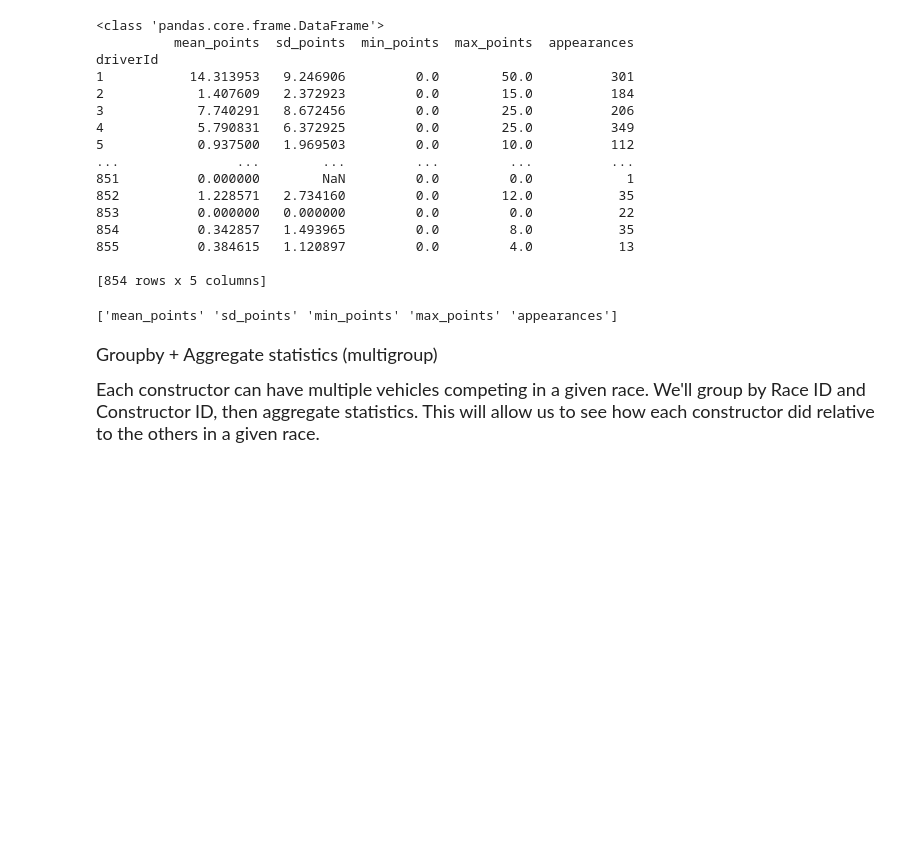
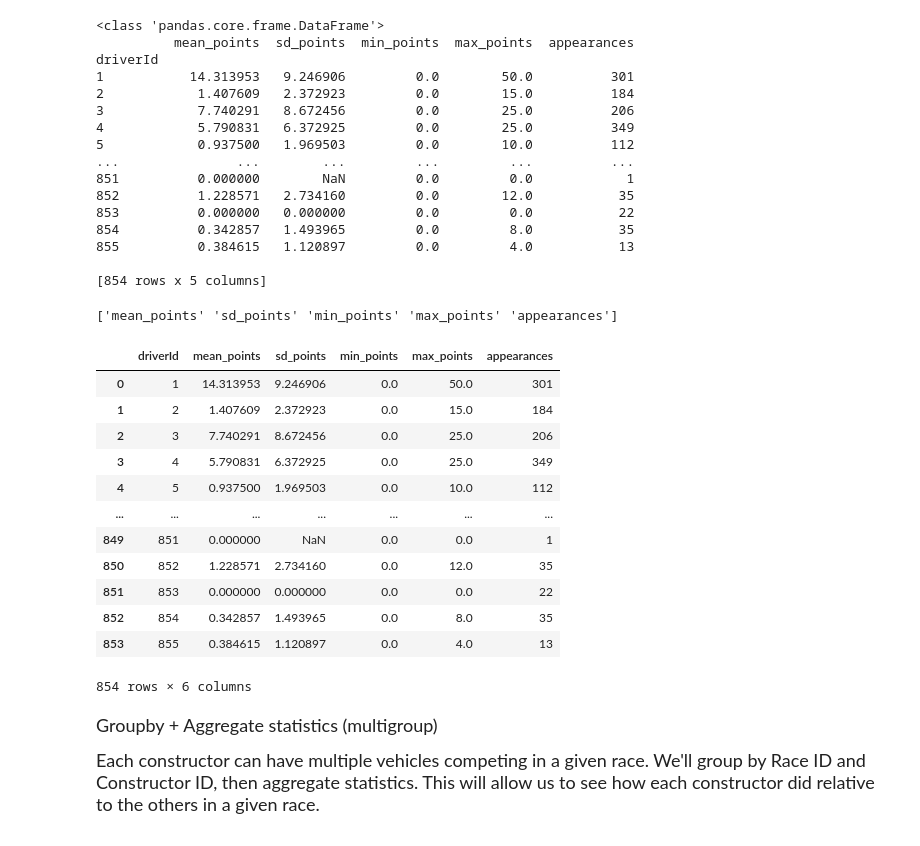
Before and after one commit to JillianKoenig/qtm151fall2025, a Jupyter notebook: Lecture_15-grouping_aggregating_merging/Lecture15 copy.ipynb, the cells around one changed output. Cells and saved outputs as stored; diff of their text form; code cells hidden in the pictures; blank space fills up the shorter version.

```diff
--- a/Lecture_15-grouping_aggregating_merging/Lecture15 copy.ipynb
+++ b/Lecture_15-grouping_aggregating_merging/Lecture15 copy.ipynb
@@ -454,6 +454,23 @@ driverId
 print(drivers_agg.columns.values)
 # %% [output]
 ['mean_points' 'sd_points' 'min_points' 'max_points' 'appearances']
+# %%
+drivers_agg_2 = drivers_agg.reset_index()
+drivers_agg_2
+# %% [output]
+|  | driverId | mean_points | sd_points | min_points | max_points | appearances |
+| 0 | 1 | 14.313953 | 9.246906 | 0.0 | 50.0 | 301 |
+| 1 | 2 | 1.407609 | 2.372923 | 0.0 | 15.0 | 184 |
+| 2 | 3 | 7.740291 | 8.672456 | 0.0 | 25.0 | 206 |
+| 3 | 4 | 5.790831 | 6.372925 | 0.0 | 25.0 | 349 |
+| 4 | 5 | 0.937500 | 1.969503 | 0.0 | 10.0 | 112 |
+| ... | ... | ... | ... | ... | ... | ... |
+| 849 | 851 | 0.000000 | NaN | 0.0 | 0.0 | 1 |
+| 850 | 852 | 1.228571 | 2.734160 | 0.0 | 12.0 | 35 |
+| 851 | 853 | 0.000000 | 0.000000 | 0.0 | 0.0 | 22 |
+| 852 | 854 | 0.342857 | 1.493965 | 0.0 | 8.0 | 35 |
+| 853 | 855 | 0.384615 | 1.120897 | 0.0 | 4.0 | 13 |
+854 rows × 6 columns
 # %% [markdown]
 <font size = "4" >
 
```
Also changed, not shown: parts of 7 cells of this notebook, 2 other files.
